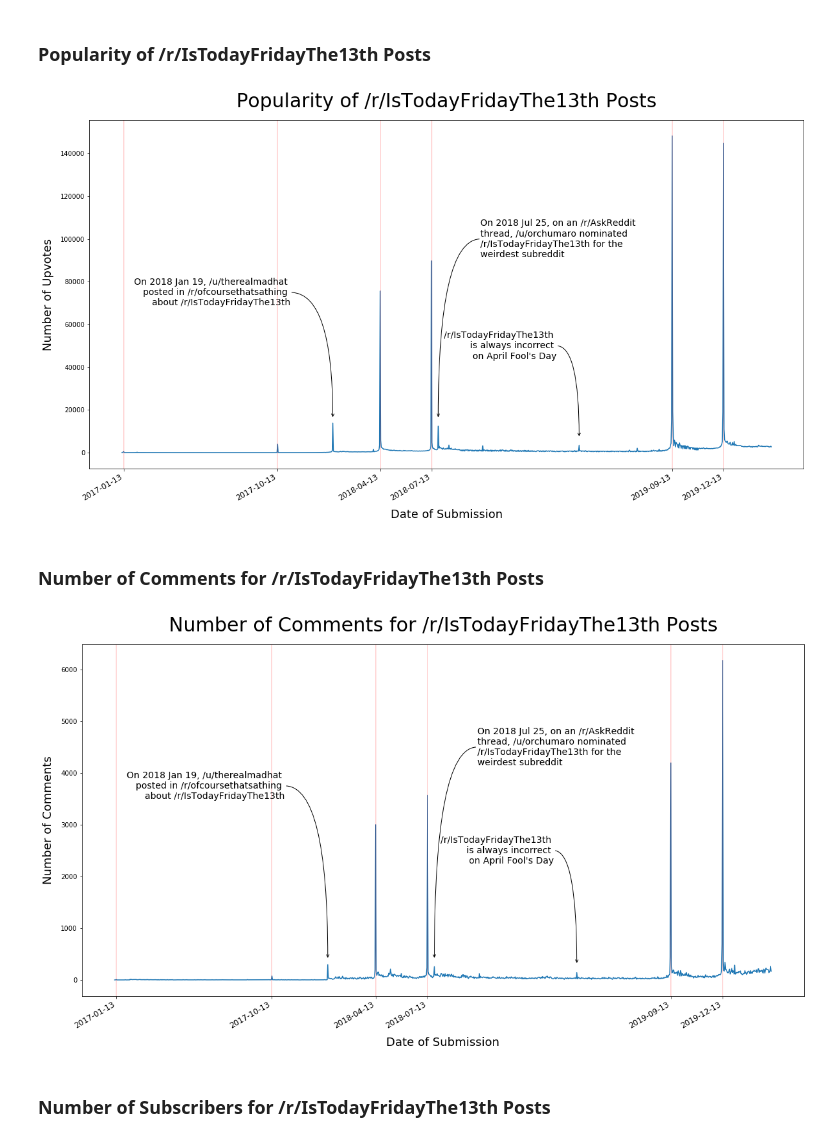
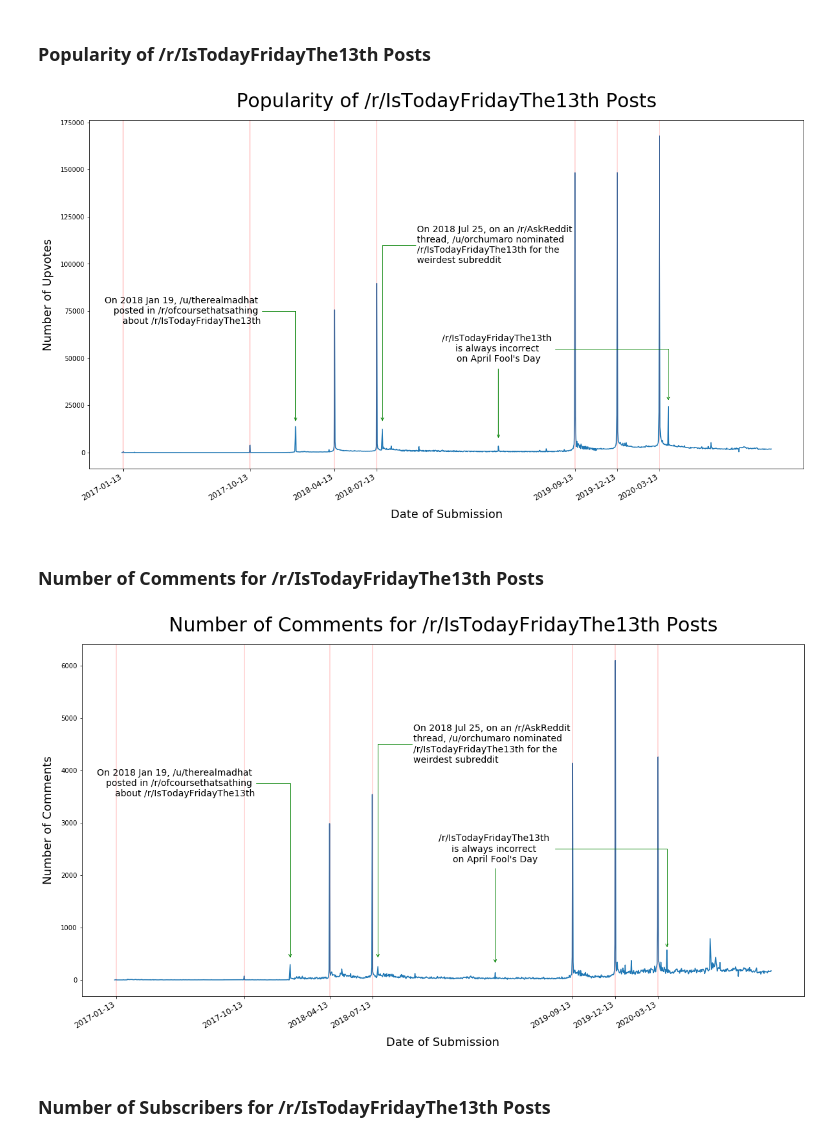
Before and after one commit to francislin96/IsTodayFridayThe13th, a Jupyter notebook: IsTodayFridayThe13th.ipynb, the cells around one changed output. Drawn from its saved outputs; the diff is of its cells as text; code cells hidden in the pictures.

Commit message:
update data up to nov 9 2020

```diff
--- a/IsTodayFridayThe13th.ipynb
+++ b/IsTodayFridayThe13th.ipynb
@@ -54,7 +55,7 @@ def build_uri(start_epoch, end_epoch, subreddit='IsTodayFridayThe13th'):
 # split the date range into acceptable size for pushshift.io API
 def get_date_ranges(start_date='1/10/2017', end_date=datetime.datetime.date(datetime.datetime.now())):
     date_range = pd.Series(pd.date_range(start=start_date, end=end_date))
-    num_days_per_split = len(date_range)/math.ceil(len(date_range)/500)
+    num_days_per_split = len(date_range)/math.ceil(len(date_range)/100)
     return date_range.groupby(np.arange(len(date_range))//num_days_per_split).agg(['first', 'last'])
 # %%
 # only keep necessary fields in request json
@@ -67,9 +68,19 @@ def clean_request_json(request_results):
     return request_results
 # %%
 # given id number of post, return score and number of comments of post
-def get_submission_info(id_num):
-    sub = reddit.submission(id=id_num)
-    return sub.score, sub.num_comments
+def get_submission_info(id_num, max_retries = 5):
+    def fire_away():
+        sub = reddit.submission(id=id_num)
+        return sub.score, sub.num_comments
+    current_tries = 1
+    while current_tries < max_retries:
+        try:
+            time.sleep(1)
+            return fire_away()
+        except:
+            time.sleep(1)
+            current_tries += 1
+    return fire_away()
 # %%
 # find all Friday the 13ths between two dates
 def get_friday_the_13ths(start_date='1/10/2017', end_date=datetime.datetime.date(datetime.datetime.now())):
@@ -140,13 +151,22 @@ for date_ranges_index in range(0, len(date_ranges.index)):
 
     # parallelize process for finding score and comments count
     ddata = dd.from_pandas(df, npartitions=16)
-    df['score'], df['num_comments'] = zip(*df.id.map(lambda id_num: get_submission_info(id_num)))
+    df['score'], df['num_comments'] = zip(*ddata.id.map(lambda id_num: get_submission_info(id_num), meta=pd.Series(dtype='int')).compute())
 
     # append to total results
     df_total = df_total.append(df, ignore_index=True, sort=True)
 
 # add date column
 df_total['date'] = df_total.created_utc.apply(lambda t: datetime.datetime.strptime(time.strftime('%Y-%m-%d', time.gmtime(t)), '%Y-%m-%d'))
+# %%
+# clean out outliers: 8/10/2018 and 8/11/2018 have absurdly high number of subscribers from API
+window = 10
+for idx, x in enumerate(df_total.subreddit_subscribers):
+    if idx >= window and idx + window <= len(df_total.subreddit_subscribers) and not math.isnan(x):
+        # if the element is outside 2 standard deviations compared to 10 elements on either side
+        if stats.zscore(df_total.subreddit_subscribers[idx-window:idx+window+1])[10] > 2:
+            # replace with most recent value
+            df_total.loc[idx, "subreddit_subscribers"] = df_total.loc[idx-1, "subreddit_subscribers"]
 # %%
 # save results, for easier loading in the future
 df_total.to_csv("df_total.csv", index=False)
@@ -166,41 +186,43 @@ fig, ax = plt.subplots(figsize=(20,10))
 ax.set_title('Popularity of /r/IsTodayFridayThe13th Posts', fontsize= 30, pad=20)
 plt.xlabel('Date of Submission', fontsize= 18, labelpad=10)
 plt.ylabel('Number of Upvotes', fontsize= 18, labelpad=10)
 
 # plot upvotes data
 ax.plot(df_total.date, df_total.score)
 
 # lines for Friday the 13th
 friday_the_13ths = get_friday_the_13ths()
 for i in friday_the_13ths:
     plt.axvline(i, color='r', alpha=0.2)
 plt.xticks(friday_the_13ths, rotation=30, ha='right', fontsize=12)
 
 # annotation for January 19, 2018: https://www.reddit.com/r/ofcoursethatsathing/comments/7rhxmr/god_i_love_reddit/
 plt.annotate('', xy=(to_date('2018-01-19'), 16000), xycoords='data', xytext=(add_days(to_date('2018-01-19'), -75), 75000), textcoords='data',
-             arrowprops=dict(arrowstyle='->', color='0', connectionstyle='angle3,angleA=0,angleB=90'))
+             arrowprops=dict(arrowstyle='->', color='green', connectionstyle='angle,angleA=0,angleB=-90,rad=0'))
 plt.annotate('On 2018 Jan 19, /u/therealmadhat \nposted in /r/ofcoursethatsathing \nabout /r/IsTodayFridayThe13th',
              xy=(add_days(to_date('2018-01-19'), -75), 75000), va='center', ha='right', fontsize=14)
 
 # # annotation for July 25, 2018: https://www.reddit.com/r/AskReddit/comments/91nmy3/whats_the_weirdest_subreddit_on_the_site/e2zp5y5/
-plt.annotate('', xy=(to_date('2018-07-25'), 16000), xycoords='data', xytext=(add_days(to_date('2018-07-25'), 75), 100000), textcoords='data',
-             arrowprops=dict(arrowstyle='->', color='0', connectionstyle='angle3,angleA=0,angleB=90'))
+plt.annotate('', xy=(to_date('2018-07-25'), 16000), xycoords='data', xytext=(add_days(to_date('2018-07-25'), 75), 110000), textcoords='data',
+             arrowprops=dict(arrowstyle='->', color='green', connectionstyle='angle,angleA=0,angleB=-90,rad=0'))
 plt.annotate('On 2018 Jul 25, on an /r/AskReddit \nthread, /u/orchumaro nominated \n/r/IsTodayFridayThe13th for the \nweirdest subreddit',
-             xy=(add_days(to_date('2018-07-25'), 75), 100000), va='center', ha='left', fontsize=14)
+             xy=(add_days(to_date('2018-07-25'), 75), 110000), va='center', ha='left', fontsize=14)
 
 # # annotate for April 1st
-plt.annotate('', xy=(to_date('2019-04-01'), 7000), xycoords='data', xytext=(add_days(to_date('2019-04-01'), -40), 50000), textcoords='data',
-             arrowprops=dict(arrowstyle='->', color='0', connectionstyle='angle3,angleA=0,angleB=90'))
+plt.annotate('', xy=(to_date('2019-04-01'), 7000), xycoords='data', xytext=(add_days(to_date('2019-04-01'), 0), 45000), textcoords='data',
+             arrowprops=dict(arrowstyle='->', color='green', connectionstyle='arc3,rad=0'))
+plt.annotate('', xy=(to_date('2020-04-01'), 27000), xycoords='data', xytext=(add_days(to_date('2019-04-01'), 120), 55000), textcoords='data',
+             arrowprops=dict(arrowstyle='->', color='green', connectionstyle='angle,angleA=0,angleB=-90,rad=0'))
 plt.annotate('/r/IsTodayFridayThe13th \nis always incorrect \non April Fool\'s Day',
-             xy=(add_days(to_date('2019-04-01'), -40), 50000), va='center', ha='right', fontsize=14)
+             xy=(add_days(to_date('2019-04-01'), 0), 55000), va='center', ha='center', fontsize=14)
 
 # save figure
 plt.savefig('IsTodayFridayThe13thUpvotes.png')
 
 # show plot
 plt.show()
 # %% [output]
-[figure, old version]
+[figure, new version]
 # %% [markdown]
 ### Number of Comments for /r/IsTodayFridayThe13th Posts
 # %%
@@ -223,21 +245,23 @@ plt.xticks(friday_the_13ths, rotation=30, ha='right', fontsize=12)
 
 # annotation for January 19, 2017: https://www.reddit.com/r/ofcoursethatsathing/comments/7rhxmr/god_i_love_reddit/
 plt.annotate('', xy=(to_date('2018-01-19'), 400), xycoords='data', xytext=(add_days(to_date('2018-01-19'), -75), 3750), textcoords='data',
-             arrowprops=dict(arrowstyle='->', color='0', connectionstyle='angle3,angleA=0,angleB=90'))
+             arrowprops=dict(arrowstyle='->', color='green', connectionstyle='angle,angleA=0,angleB=-90,rad=0'))
 plt.annotate('On 2018 Jan 19, /u/therealmadhat \nposted in /r/ofcoursethatsathing \nabout /r/IsTodayFridayThe13th',
              xy=(add_days(to_date('2018-01-19'), -75), 3750), va='center', ha='right', fontsize=14)
 
 # annotation for July 25, 2018: https://www.reddit.com/r/AskReddit/comments/91nmy3/whats_the_weirdest_subreddit_on_the_site/e2zp5y5/
 plt.annotate('', xy=(to_date('2018-07-25'), 400), xycoords='data', xytext=(add_days(to_date('2018-07-25'), 75), 4500), textcoords='data',
-             arrowprops=dict(arrowstyle='->', color='0', connectionstyle='angle3,angleA=0,angleB=90'))
+             arrowprops=dict(arrowstyle='->', color='green', connectionstyle='angle,angleA=0,angleB=-90,rad=0'))
 plt.annotate('On 2018 Jul 25, on an /r/AskReddit \nthread, /u/orchumaro nominated \n/r/IsTodayFridayThe13th for the \nweirdest subreddit',
              xy=(add_days(to_date('2018-07-25'), 75), 4500), va='center', ha='left', fontsize=14)
 
 # annotate for April 1st
-plt.annotate('', xy=(to_date('2019-04-01'), 300), xycoords='data', xytext=(add_days(to_date('2019-04-01'), -40), 2500), textcoords='data',
-             arrowprops=dict(arrowstyle='->', color='0', connectionstyle='angle3,angleA=0,angleB=90'))
+plt.annotate('', xy=(to_date('2019-04-01'), 300), xycoords='data', xytext=(add_days(to_date('2019-04-01'), 0), 2150), textcoords='data',
+             arrowprops=dict(arrowstyle='->', color='green', connectionstyle='arc3,rad=0'))
+plt.annotate('', xy=(to_date('2020-04-01'), 600), xycoords='data', xytext=(add_days(to_date('2019-04-01'), 125), 2500), textcoords='data',
+             arrowprops=dict(arrowstyle='->', color='green', connectionstyle='angle,angleA=0,angleB=-90,rad=0'))
 plt.annotate('/r/IsTodayFridayThe13th \nis always incorrect \non April Fool\'s Day',
-             xy=(add_days(to_date('2019-04-01'), -40), 2500), va='center', ha='right', fontsize=14)
+             xy=(add_days(to_date('2019-04-01'), 0), 2500), va='center', ha='center', fontsize=14)
 
 # save figure
 plt.savefig('IsTodayFridayThe13thComments.png')
@@ -245,7 +269,7 @@ plt.savefig('IsTodayFridayThe13thComments.png')
 # show plot
 plt.show()
 # %% [output]
-[figure, old version]
+[figure, new version]
 # %% [markdown]
 ### Number of Subscribers for /r/IsTodayFridayThe13th Posts
 # %%
```
Also changed, not shown: parts of 3 cells of this notebook, 4 other files.
